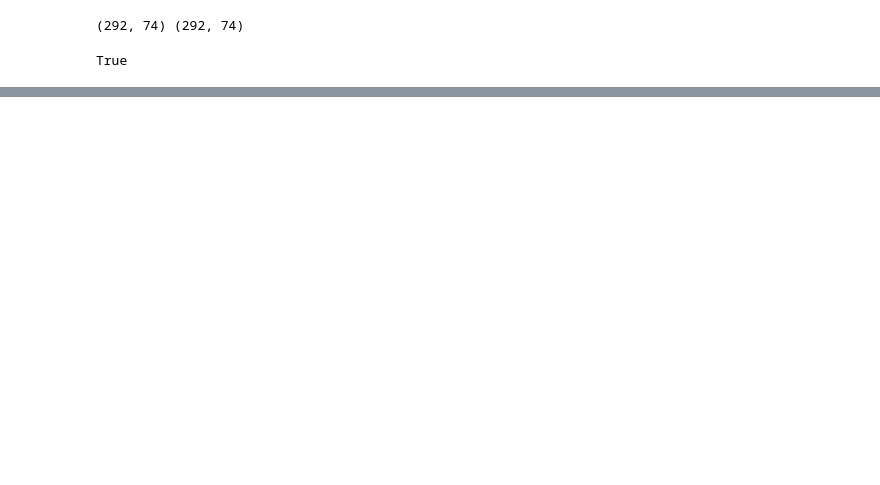
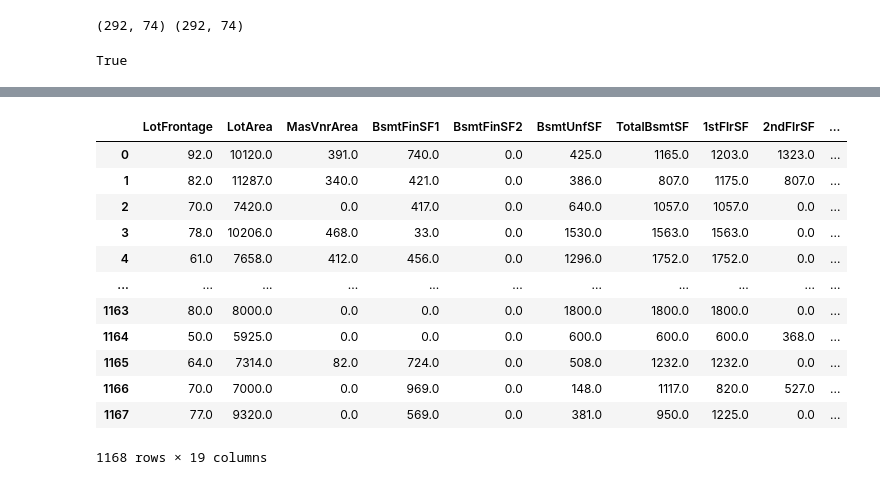
Before and after one commit to aripirala/mlframework, a Jupyter notebook: notebooks/Scratch.ipynb, the cells around one changed output, grey strips where cells are left out. Cells and saved outputs as stored; diff of their text form; code cells hidden in the pictures; blank space fills up the shorter version.

```diff
--- a/notebooks/Scratch.ipynb
+++ b/notebooks/Scratch.ipynb
@@ -860,3 +861,25 @@ print(valid_df_optuna_1.shape, valid_df_1.shape)
 valid_df_optuna_1.equals(valid_df_1)
 # %% [output]
 True
+# %%
+from sklearn.compose import make_column_selector, make_column_transformer
+import numpy as np
+import pandas as pd
+
+cat_selector = make_column_transformer(
+    ('passthrough', make_column_selector(dtype_include=['object','bool', np.int])), remainder='drop'
+)
+
+non_cat_selector = make_column_transformer(
+    ('drop', make_column_selector(dtype_include=['object','bool', np.int])), remainder='passthrough'
+)
+
+
+
+non_num_selector = make_column_transformer(
+    ('drop', make_column_selector(dtype_include=np.float)), remainder='passthrough'
+)
+
+num_selector = make_column_transformer(
+    ('passthrough', make_column_selector(dtype_include=np.float)), remainder='drop'
+)
@@ -862,0 +906,16 @@ True
+# %%
+pd.DataFrame(non_cat_selector.fit_transform(train_df_1), columns=non_cat_selector.get_feature_names())
+# %% [output]
+|  | LotFrontage | LotArea | MasVnrArea | BsmtFinSF1 | BsmtFinSF2 | BsmtUnfSF | TotalBsmtSF | 1stFlrSF | 2ndFlrSF | ... |
+| 0 | 92.0 | 10120.0 | 391.0 | 740.0 | 0.0 | 425.0 | 1165.0 | 1203.0 | 1323.0 | ... |
+| 1 | 82.0 | 11287.0 | 340.0 | 421.0 | 0.0 | 386.0 | 807.0 | 1175.0 | 807.0 | ... |
+| 2 | 70.0 | 7420.0 | 0.0 | 417.0 | 0.0 | 640.0 | 1057.0 | 1057.0 | 0.0 | ... |
+| 3 | 78.0 | 10206.0 | 468.0 | 33.0 | 0.0 | 1530.0 | 1563.0 | 1563.0 | 0.0 | ... |
+| 4 | 61.0 | 7658.0 | 412.0 | 456.0 | 0.0 | 1296.0 | 1752.0 | 1752.0 | 0.0 | ... |
+| ... | ... | ... | ... | ... | ... | ... | ... | ... | ... | ... |
+| 1163 | 80.0 | 8000.0 | 0.0 | 0.0 | 0.0 | 1800.0 | 1800.0 | 1800.0 | 0.0 | ... |
+| 1164 | 50.0 | 5925.0 | 0.0 | 0.0 | 0.0 | 600.0 | 600.0 | 600.0 | 368.0 | ... |
+| 1165 | 64.0 | 7314.0 | 82.0 | 724.0 | 0.0 | 508.0 | 1232.0 | 1232.0 | 0.0 | ... |
+| 1166 | 70.0 | 7000.0 | 0.0 | 969.0 | 0.0 | 148.0 | 1117.0 | 820.0 | 527.0 | ... |
+| 1167 | 77.0 | 9320.0 | 0.0 | 569.0 | 0.0 | 381.0 | 950.0 | 1225.0 | 0.0 | ... |
+1168 rows × 19 columns
```
Also changed, not shown: parts of 9 cells of this notebook, 9 other files.
